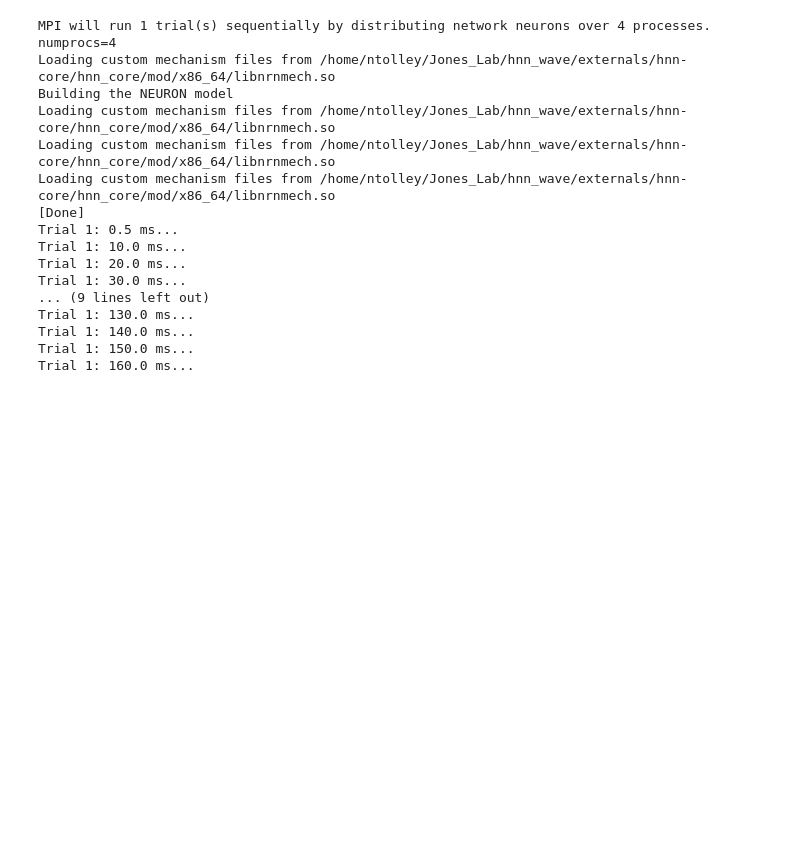
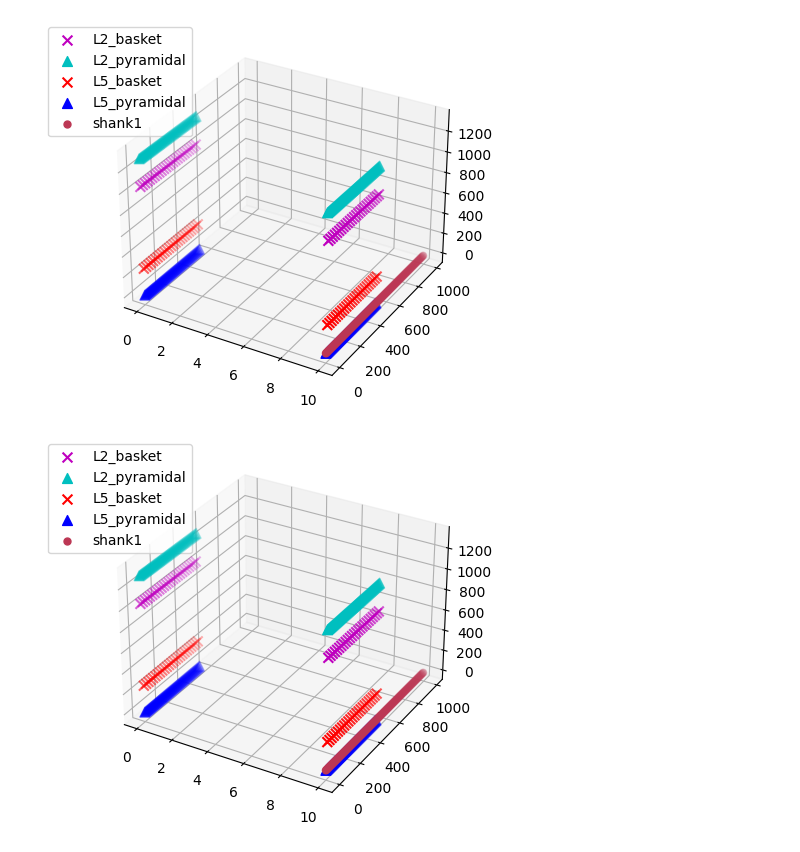
Before and after one commit to ntolley/hnn_wave, a Jupyter notebook: notebooks/wave_simulation.ipynb, the cells around one changed output. Saved outputs shown, nothing was run; the diff lists cells and outputs as text; code cells hidden in the pictures; blank space fills up the shorter version.

```diff
--- a/notebooks/wave_simulation.ipynb
+++ b/notebooks/wave_simulation.ipynb
@@ -10,34 +12,0 @@ from hnn_core.viz import NetworkPlot
-# %%
-hnn_core_root = op.dirname(hnn_core.__file__)
-params_fname = op.join(hnn_core_root, 'param', 'default.json')
-
-params = read_params(params_fname)
-params.update({'N_pyr_x': 50, 'N_pyr_y': 2})
-
-# net = calcium_model(params)
-net = jones_2009_model(params)
-net.set_cell_positions(inplane_distance=100)
-net._N_pyr_x = 100
-net._N_pyr_y = 1
-add_erp_drives_to_jones_model(net)
-
-with MPIBackend(n_procs=4):
-    dpl = simulate_dipole(net, tstop=170, dt=0.5, record_vsec='all')
-# %% [output]
-MPI will run 1 trial(s) sequentially by distributing network neurons over 4 processes.
-numprocs=4
-Loading custom mechanism files from /home/ntolley/Jones_Lab/hnn_wave/externals/hnn-core/hnn_core/mod/x86_64/libnrnmech.so
-Building the NEURON model
-Loading custom mechanism files from /home/ntolley/Jones_Lab/hnn_wave/externals/hnn-core/hnn_core/mod/x86_64/libnrnmech.so
-Loading custom mechanism files from /home/ntolley/Jones_Lab/hnn_wave/externals/hnn-core/hnn_core/mod/x86_64/libnrnmech.so
-Loading custom mechanism files from /home/ntolley/Jones_Lab/hnn_wave/externals/hnn-core/hnn_core/mod/x86_64/libnrnmech.so
-[Done]
-Trial 1: 0.5 ms...
-Trial 1: 10.0 ms...
-Trial 1: 20.0 ms...
-Trial 1: 30.0 ms...
-... (9 lines left out)
-Trial 1: 130.0 ms...
-Trial 1: 140.0 ms...
-Trial 1: 150.0 ms...
-Trial 1: 160.0 ms...
@@ -43,0 +74,5 @@ Trial 1: 160.0 ms...
+# %%
+net.plot_cells()
+# %% [output]
+[figure, added]
+[figure, added]
```
Also changed, not shown: parts of 15 cells of this notebook.
